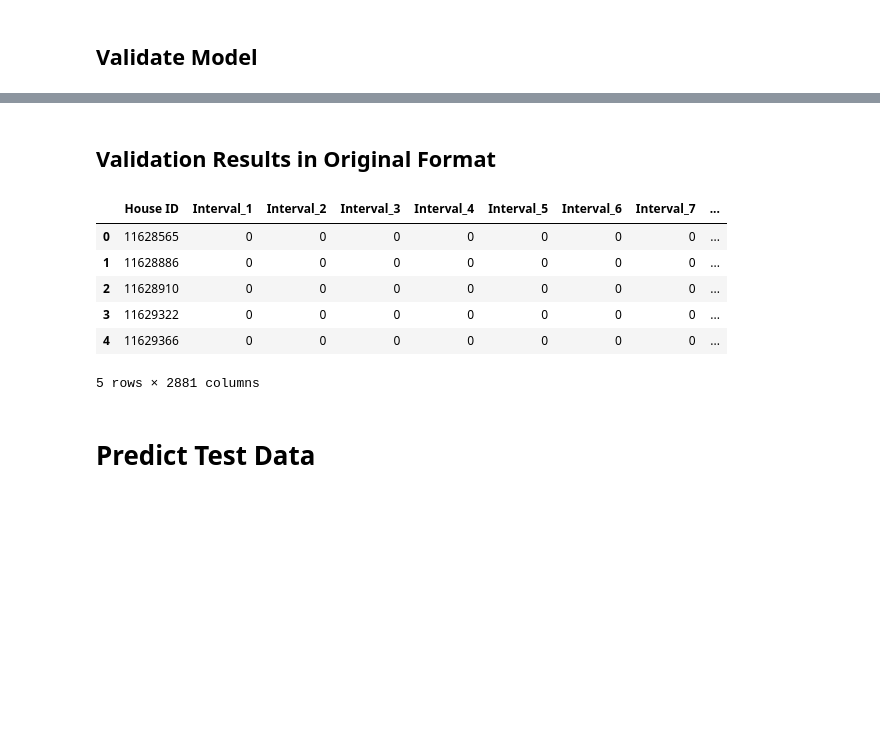
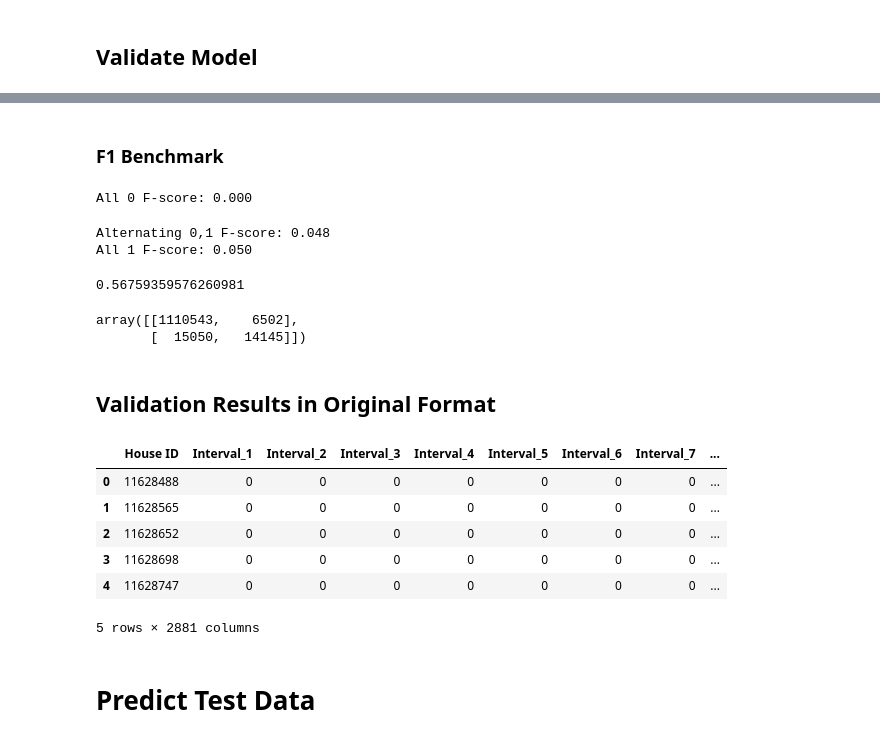
Before and after one commit to torenunez/udacity-mlnd-capstone, a Jupyter notebook: ev_capstone.ipynb, the cells around one changed output, grey strips where cells are left out. Drawn from its saved outputs; the diff is of its cells as text; code cells hidden in the pictures; blank space fills up the shorter version.

```diff
--- a/ev_capstone.ipynb
+++ b/ev_capstone.ipynb
@@ -478,0 +493,7 @@ array([[315096,   6502],
+# %%
+all_y_valid_time_pred, all_y_valid_time_true, all_Xy_valid_time = ev.get_all_relevant_preds_and_trues(
+    X_valid_time_augmented,
+    y_valid_time_pred,
+    X_valid_house,
+    ev_train_piv_lab_tmp_filled)
+display(all_Xy_valid_time.head())
@@ -479,18 +508,35 @@ array([[315096,   6502],
+# %% [markdown]
+### F1 Benchmark
+# %%
+ev.show_baseline_f1_scores(all_y_valid_time_true)
+# %% [output]
+All 0 F-score: 0.000
+Alternating 0,1 F-score: 0.048
+All 1 F-score: 0.050
+# %%
+f1_score(all_y_valid_time_true, all_y_valid_time_pred)
+# %% [output]
+0.56759359576260981
+# %%
+confusion_matrix(all_y_valid_time_true, all_y_valid_time_pred)
+# %% [output]
+array([[1110543,    6502],
+       [  15050,   14145]])
 # %% [markdown]
 ## Validation Results in Original Format
 # %%
 ev_train_label_predictions = ev.format_ev_predictions(
-    y_valid_time_pred,
-    X_valid_time_augmented
+    all_y_valid_time_pred,
+    all_Xy_valid_time
 )
 display(ev_train_label_predictions.head())
 # %% [output]
 |  | House ID | Interval_1 | Interval_2 | Interval_3 | Interval_4 | Interval_5 | Interval_6 | Interval_7 | ... |
-| 0 | 11628565 | 0 | 0 | 0 | 0 | 0 | 0 | 0 | ... |
-| 1 | 11628886 | 0 | 0 | 0 | 0 | 0 | 0 | 0 | ... |
-| 2 | 11628910 | 0 | 0 | 0 | 0 | 0 | 0 | 0 | ... |
-| 3 | 11629322 | 0 | 0 | 0 | 0 | 0 | 0 | 0 | ... |
-| 4 | 11629366 | 0 | 0 | 0 | 0 | 0 | 0 | 0 | ... |
+| 0 | 11628488 | 0 | 0 | 0 | 0 | 0 | 0 | 0 | ... |
+| 1 | 11628565 | 0 | 0 | 0 | 0 | 0 | 0 | 0 | ... |
+| 2 | 11628652 | 0 | 0 | 0 | 0 | 0 | 0 | 0 | ... |
+| 3 | 11628698 | 0 | 0 | 0 | 0 | 0 | 0 | 0 | ... |
+| 4 | 11628747 | 0 | 0 | 0 | 0 | 0 | 0 | 0 | ... |
 5 rows × 2881 columns
 # %% [markdown]
 # Predict Test Data
```
Also changed, not shown: parts of 22 cells of this notebook, 2 other files.
